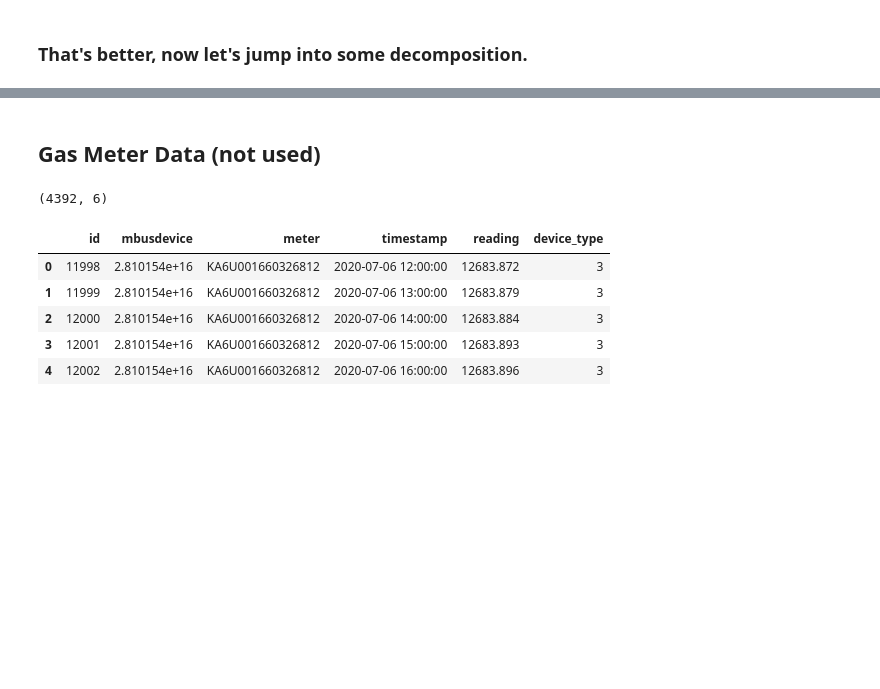
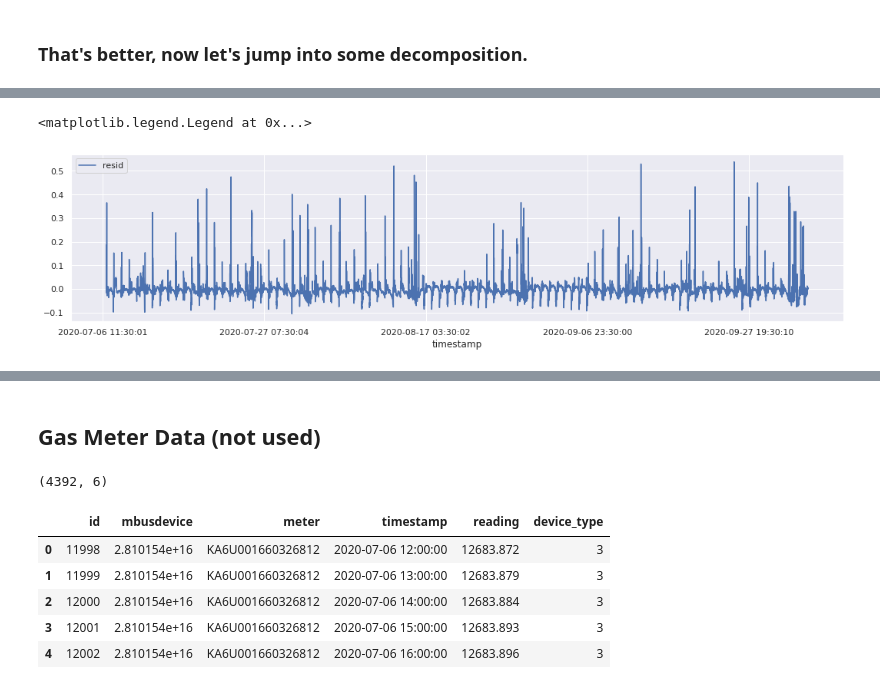
Before and after one commit to govi218/energenies, a Jupyter notebook: notebooks/signal-processing.ipynb, the cells around one changed output, grey strips where cells are left out. Cells and saved outputs as stored; diff of their text form; code cells hidden in the pictures; blank space fills up the shorter version.

```diff
--- a/notebooks/signal-processing.ipynb
+++ b/notebooks/signal-processing.ipynb
@@ -145,0 +189,7 @@ df1[num_cols].plot()
+# %%
+fig, ax = plt.subplots(figsize=(18,4))
+residual.plot(ax=ax, legend="seasonality")
+plt.legend(loc='upper left')
+# %% [output]
+<matplotlib.legend.Legend at 0x...>
+[figure, added]
```
Also changed, not shown: parts of 24 cells of this notebook, 1 other file.
